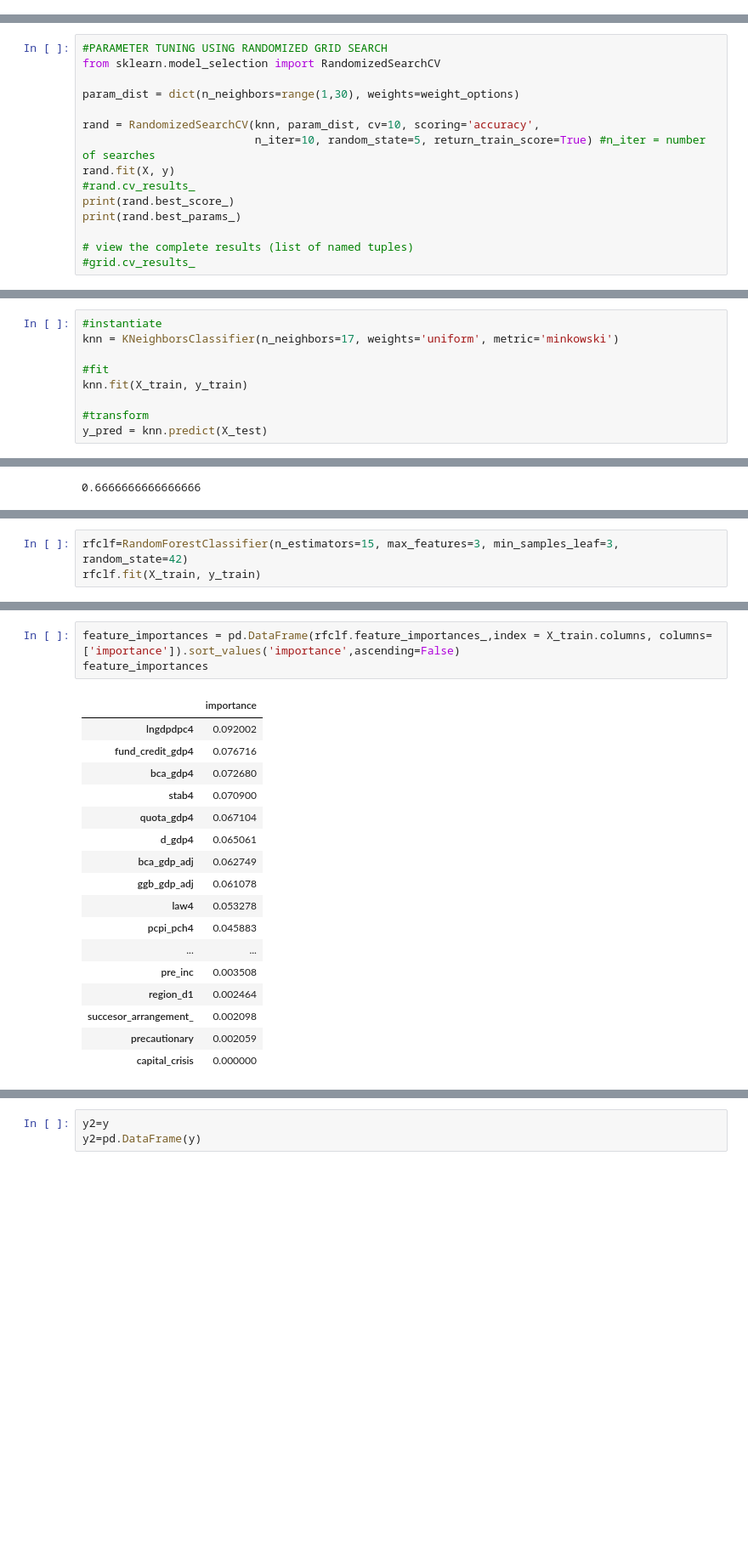
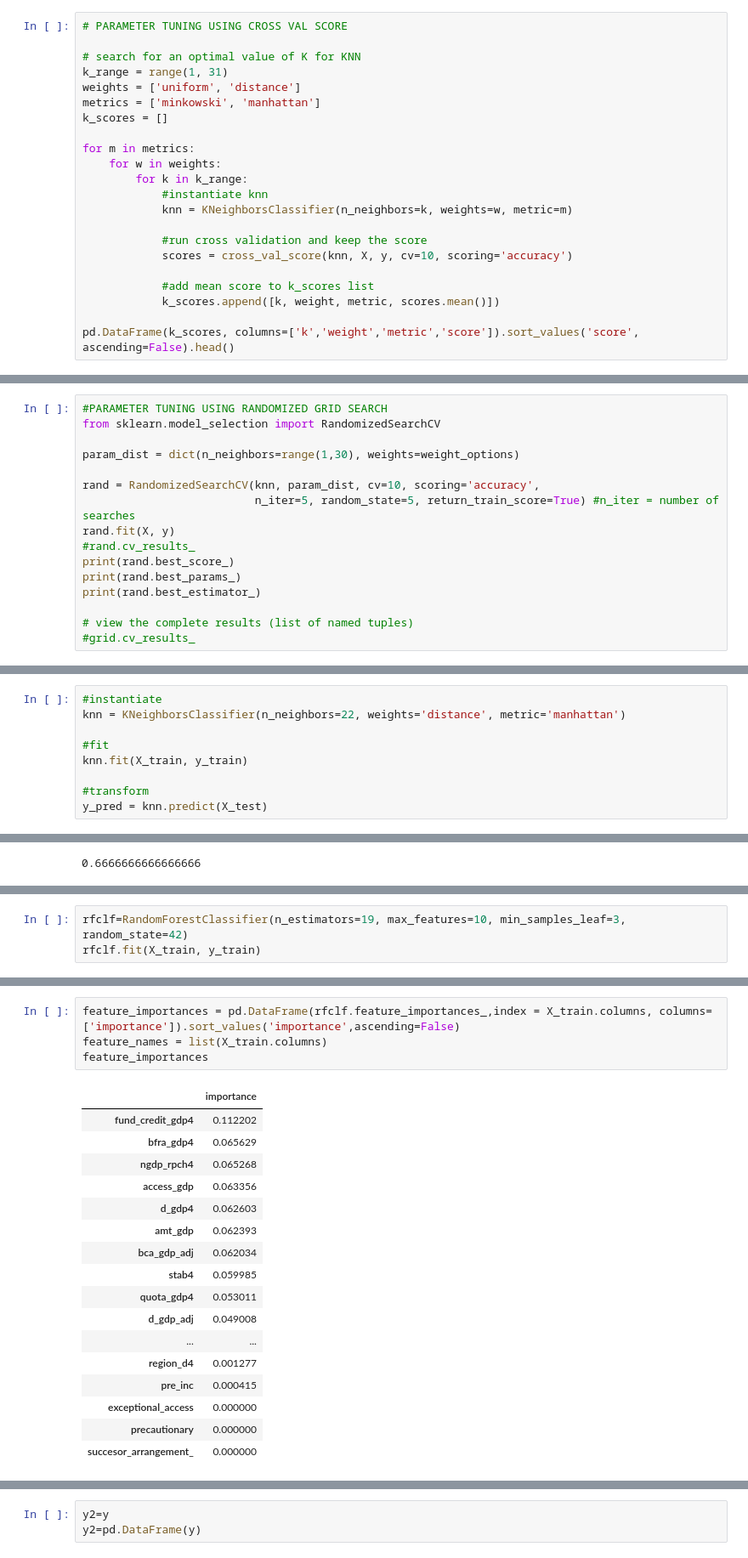
Before and after one commit to carlaint/IMF-Program-Ownership, a Jupyter notebook: Ownership Final Project.ipynb, the cells around one changed output, grey strips where cells are left out. Shown at 85% size. Drawn from its saved outputs; the diff is of its cells as text; blank space fills up the shorter version.

```diff
--- a/Ownership Final Project.ipynb
+++ b/Ownership Final Project.ipynb
@@ -259,0 +265,22 @@ from sklearn.cross_validation import train_test_split
+# %%
+# PARAMETER TUNING USING CROSS VAL SCORE
+
+# search for an optimal value of K for KNN
+k_range = range(1, 31)
+weights = ['uniform', 'distance']
+metrics = ['minkowski', 'manhattan']
+k_scores = []
+
+for m in metrics:
+    for w in weights:
+        for k in k_range:
+            #instantiate knn
+            knn = KNeighborsClassifier(n_neighbors=k, weights=w, metric=m)
+
+            #run cross validation and keep the score
+            scores = cross_val_score(knn, X, y, cv=10, scoring='accuracy')
+
+            #add mean score to k_scores list
+            k_scores.append([k, weight, metric, scores.mean()])
+
+pd.DataFrame(k_scores, columns=['k','weight','metric','score']).sort_values('score', ascending=False).head()
@@ -264,11 +298,12 @@ from sklearn.model_selection import RandomizedSearchCV
 param_dist = dict(n_neighbors=range(1,30), weights=weight_options)
 
 rand = RandomizedSearchCV(knn, param_dist, cv=10, scoring='accuracy',
-                          n_iter=10, random_state=5, return_train_score=True) #n_iter = number of searches
+                          n_iter=5, random_state=5, return_train_score=True) #n_iter = number of searches
 rand.fit(X, y)
 #rand.cv_results_
 print(rand.best_score_)
 print(rand.best_params_)
+print(rand.best_estimator_)
 
 # view the complete results (list of named tuples)
 #grid.cv_results_
@@ -314,7 +325,7 @@ print(X_train.shape,X_test.shape, y_train.shape, y_test.shape)
 (135, 29) (45, 29) (135,) (45,)
 # %%
 #instantiate
-knn = KNeighborsClassifier(n_neighbors=17, weights='uniform', metric='minkowski')
+knn = KNeighborsClassifier(n_neighbors=22, weights='distance', metric='manhattan')
 
 #fit
 knn.fit(X_train, y_train)
@@ -367,5 +412,5 @@ print(rand.best_params_)
 # %%
-rfclf=RandomForestClassifier(n_estimators=15, max_features=3, min_samples_leaf=3, random_state=42)
+rfclf=RandomForestClassifier(n_estimators=19, max_features=10, min_samples_leaf=3, random_state=42)
 rfclf.fit(X_train, y_train)
 # %% [output]
 RandomForestClassifier(bootstrap=True, class_weight=None, criterion='gini',
@@ -376,25 +421,26 @@ RandomForestClassifier(bootstrap=True, class_weight=None, criterion='gini',
             oob_score=False, random_state=42, verbose=0, warm_start=False)
 # %%
 feature_importances = pd.DataFrame(rfclf.feature_importances_,index = X_train.columns, columns=['importance']).sort_values('importance',ascending=False)
+feature_names = list(X_train.columns)
 feature_importances
 # %% [output]
 |  | importance |
-| lngdpdpc4 | 0.092002 |
-| fund_credit_gdp4 | 0.076716 |
-| bca_gdp4 | 0.072680 |
-| stab4 | 0.070900 |
-| quota_gdp4 | 0.067104 |
-| d_gdp4 | 0.065061 |
-| bca_gdp_adj | 0.062749 |
-| ggb_gdp_adj | 0.061078 |
-| law4 | 0.053278 |
-| pcpi_pch4 | 0.045883 |
+| fund_credit_gdp4 | 0.112202 |
+| bfra_gdp4 | 0.065629 |
+| ngdp_rpch4 | 0.065268 |
+| access_gdp | 0.063356 |
+| d_gdp4 | 0.062603 |
+| amt_gdp | 0.062393 |
+| bca_gdp_adj | 0.062034 |
+| stab4 | 0.059985 |
+| quota_gdp4 | 0.053011 |
+| d_gdp_adj | 0.049008 |
 | ... | ... |
-| pre_inc | 0.003508 |
-| region_d1 | 0.002464 |
-| succesor_arrangement_ | 0.002098 |
-| precautionary | 0.002059 |
-| capital_crisis | 0.000000 |
+| region_d4 | 0.001277 |
+| pre_inc | 0.000415 |
+| exceptional_access | 0.000000 |
+| precautionary | 0.000000 |
+| succesor_arrangement_ | 0.000000 |
 # %%
 print ('RF accuracy: TRAINING', rfclf.score(X_train,y_train))
 print ('RF accuracy: TESTING', rfclf.score(X_test,y_test))
```
Also changed, not shown: parts of 32 cells of this notebook.
